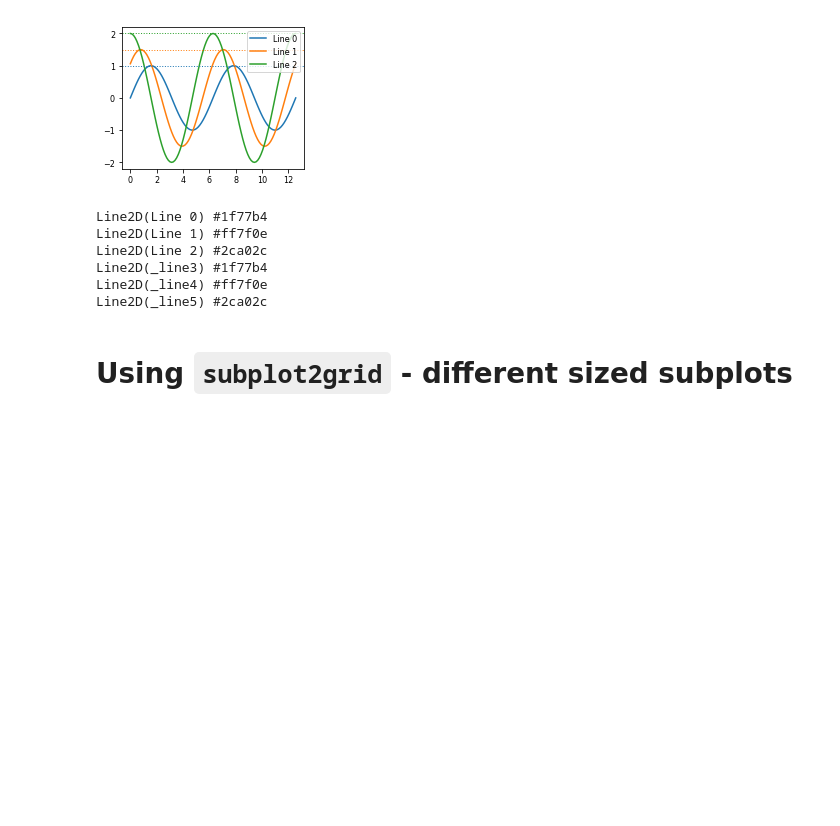
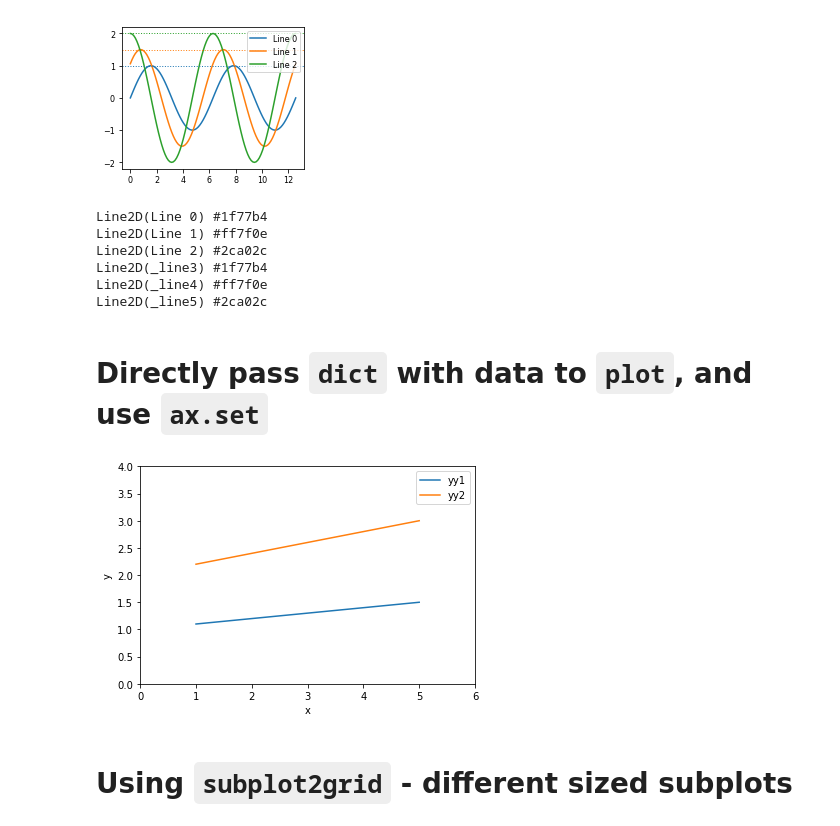
Before and after one commit to gregnordin/notes_to_self, a Jupyter notebook: python/matplotlib_notes.ipynb, the cells around one changed output. Drawn from its saved outputs; the diff is of its cells as text; code cells hidden in the pictures; blank space fills up the shorter version.

Commit message:
Add use of dict with data and ax.set to matplotlib notes

```diff
--- a/python/matplotlib_notes.ipynb
+++ b/python/matplotlib_notes.ipynb
@@ -226,6 +226,20 @@ Line2D(Line 2) #2ca02c
 Line2D(_line3) #1f77b4
 Line2D(_line4) #ff7f0e
 Line2D(_line5) #2ca02c
+# %% [markdown]
+# Directly pass `dict` with data to `plot`, and use `ax.set`
+# %%
+data = {'x': [1, 2, 3, 4, 5],
+        'yy1': [1.1, 1.2, 1.3, 1.4, 1.5],
+        'yy2': [2.2, 2.4, 2.6, 2.8, 3.]}
+
+fig, ax = plt.subplots()
+ax.plot('x', 'yy1', label='yy1', data=data)
+ax.plot('x', 'yy2', label='yy2', data=data)
+ax.set(xlabel = 'x', ylabel='y', xlim=(0,6), ylim=(0,4))
+ax.legend();
+# %% [output]
+[figure, added]
 # %% [markdown]
 # Using `subplot2grid` - different sized subplots
 # %%
```
